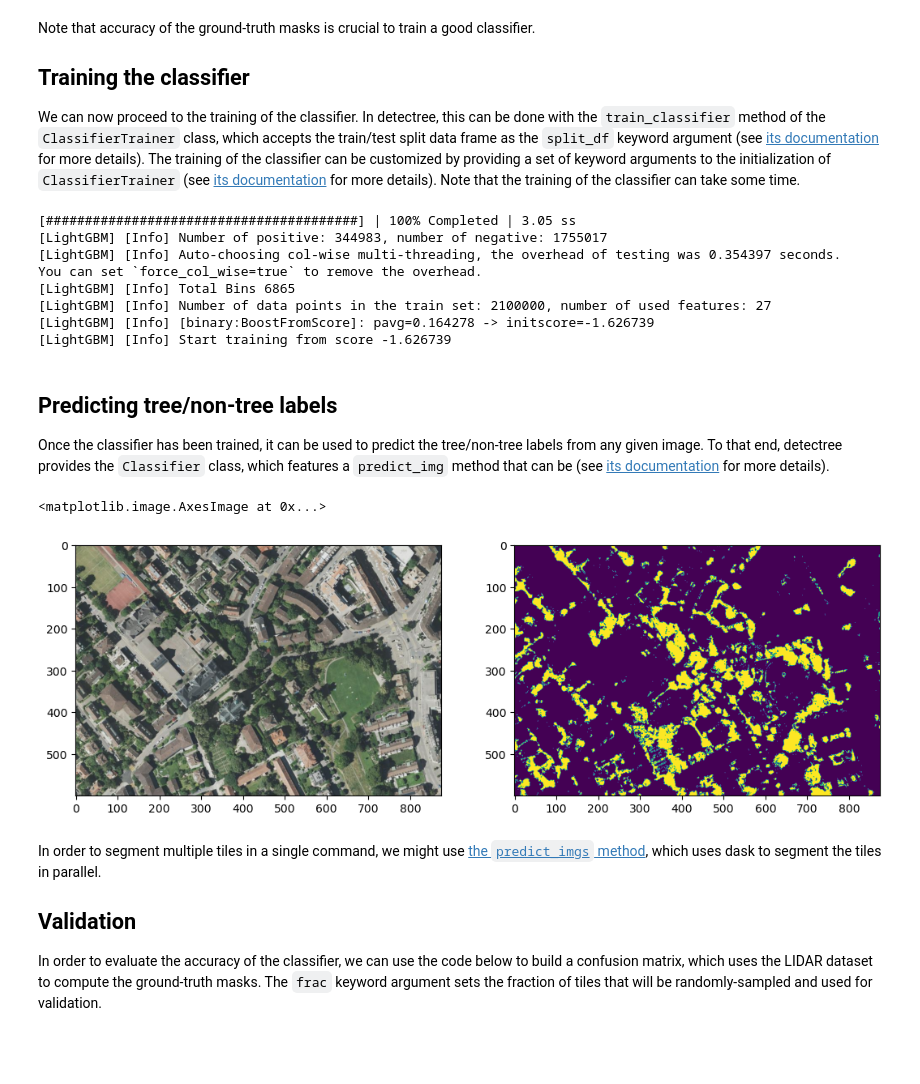
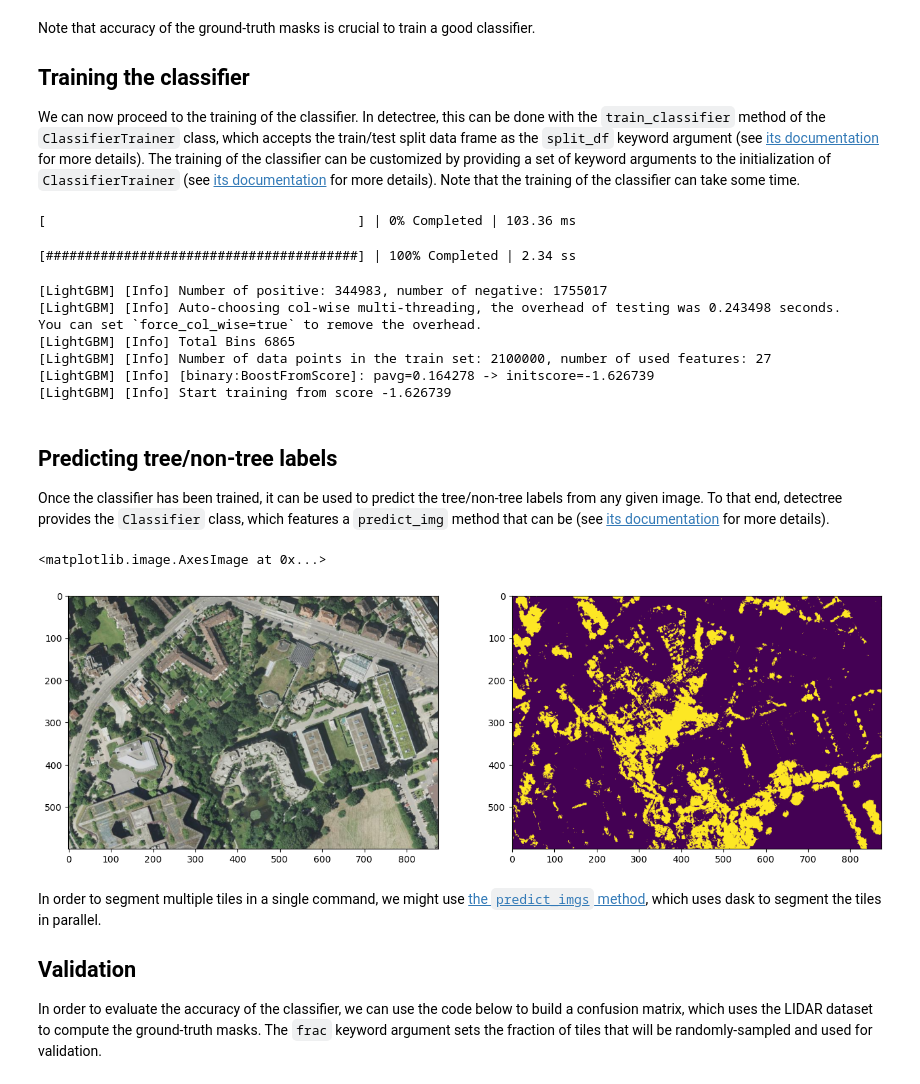
Before and after one commit to martibosch/detectree-examples, a Jupyter notebook: notebooks/cluster-I.ipynb, the cells around one changed output. Saved outputs shown, nothing was run; the diff lists cells and outputs as text; code cells hidden in the pictures; blank space fills up the shorter version.

```diff
--- a/notebooks/cluster-I.ipynb
+++ b/notebooks/cluster-I.ipynb
@@ -40,7 +43,7 @@ In order to select which image tiles are to be used to train the classifier, we
 
 In detectree, the above procedure is done with the `train_test_split` method of the `TrainingSelector` class. Note that the initialization of `TrainingSelector` accepts a set of keyword arguments to customize how the image descriptors are computed (see [its documentation](https://detectree.readthedocs.io/en/latest/train_test_split.html#detectree.TrainingSelector.__init__) for more details).
 # %%
-ts = dtr.TrainingSelector(img_dir="data/interim/tiles")
+ts = dtr.TrainingSelector(img_dir=img_dir)
 # %% [markdown]
 In order to reduce the computational cost of the *k*-means clustering, Principal Component Analysis (PCA) is be used to reduce the dimensionality of the image descriptors, e.g., to 24 components. This is specified in the `n_components` keyword argument of the `train_test_split` method.
 
@@ -95,14 +98,9 @@ make: Nothing to be done for 'download_lidar_shp'.
 # %%
-lidar_gdf = gpd.read_file("data/raw/lidar/lidar2014.shp")
-# lidar_gdf.iloc[:20].plot(edgecolor=(0,0,0))
+lidar_gdf = gpd.read_file(lidar_tiles_filepath)
 
-response_dir = "data/interim/response-tiles"
 if not path.exists(response_dir):
     os.mkdir(response_dir)
 
-make_response_tiles.make_response_tiles(
-    split_df,
-    lidar_gdf,
-    "data/raw/lidar",
-    response_dir,
+response_tiles = make_response_tiles.make_response_tiles(
+    split_df, lidar_gdf, img_dir, raw_lidar_dir, response_dir
 )
@@ -114,10 +107,10 @@ make_response_tiles.make_response_tiles(
 # %% [markdown]
 Let us now plot side by side the training tiles (left) and the LIDAR-based ground-truth masks.
 # %%
-for img_filepath in split_df[split_df["train"]]["img_filepath"]:
+for img_filename in split_df[split_df["train"]]["img_filename"]:
     fig, axes = plt.subplots(1, 2, figsize=(2 * figwidth, figheight))
-    with rio.open(img_filepath) as src:
+    with rio.open(path.join(img_dir, img_filename)) as src:
         plot.show(src.read(), ax=axes[0])
-    with rio.open(path.join(response_dir, path.basename(img_filepath))) as src:
+    with rio.open(path.join(response_dir, img_filename)) as src:
         plot.show(src.read(), ax=axes[1])
 # %% [output]
@@ -134,34 +127,37 @@ Note that accuracy of the ground-truth masks is crucial to train a good classifi
 We can now proceed to the training of the classifier. In detectree, this can be done with the `train_classifier` method of the `ClassifierTrainer` class, which accepts the train/test split data frame as the `split_df` keyword argument (see [its documentation](https://detectree.readthedocs.io/en/latest/pixel_classification.html#detectree.ClassifierTrainer.train_classifier) for more details). The training of the classifier can be customized by providing a set of keyword arguments to the initialization of `ClassifierTrainer` (see [its documentation](https://detectree.readthedocs.io/en/latest/pixel_classification.html#detectree.ClassifierTrainer.__init__) for more details). Note that the training of the classifier can take some time.
 # %%
 clf = dtr.ClassifierTrainer(random_state=random_state).train_classifier(
-    split_df=split_df, response_img_dir=response_dir
+    split_df=split_df, img_dir=img_dir, response_img_dir=response_dir
 )
 # %% [output]
-[########################################] | 100% Completed | 3.05 ss
-[LightGBM] [Info] Number of positive: 344983, number of negative: 1755017
-[LightGBM] [Info] Auto-choosing col-wise multi-threading, the overhead of testing was 0.354397 seconds.
-You can set `force_col_wise=true` to remove the overhead.
-[LightGBM] [Info] Total Bins 6865
-[LightGBM] [Info] Number of data points in the train set: 2100000, number of used features: 27
-[LightGBM] [Info] [binary:BoostFromScore]: pavg=0.164278 -> initscore=-1.626739
-[LightGBM] [Info] Start training from score -1.626739
+[                                        ] | 0% Completed | 103.36 ms
+[########################################] | 100% Completed | 2.34 ss
+[LightGBM] [Info] Number of positive: 344983, number of negative: 1755017
+[LightGBM] [Info] Auto-choosing col-wise multi-threading, the overhead of testing was 0.243498 seconds.
+You can set `force_col_wise=true` to remove the overhead.
+[LightGBM] [Info] Total Bins 6865
+[LightGBM] [Info] Number of data points in the train set: 2100000, number of used features: 27
+[LightGBM] [Info] [binary:BoostFromScore]: pavg=0.164278 -> initscore=-1.626739
+[LightGBM] [Info] Start training from score -1.626739
 # %% [markdown]
 ## Predicting tree/non-tree labels
 
 Once the classifier has been trained, it can be used to predict the tree/non-tree labels from any given image. To that end, detectree provides the `Classifier` class, which features a `predict_img` method that can be (see [its documentation](https://detectree.readthedocs.io/en/latest/pixel_classification.html#detectree.Classifier.predict_img) for more details).
 # %%
-test_filepath = split_df[~split_df["train"]].sample(1).iloc[0]["img_filepath"]
+test_filepath = path.join(
+    img_dir, split_df[~split_df["train"]].sample(1).iloc[0]["img_filename"]
+)
 
 c = dtr.Classifier(clf=clf)
 y = c.predict_img(test_filepath)
 
 fig, axes = plt.subplots(1, 2, figsize=(2 * figwidth, figheight))
 with rio.open(test_filepath) as src:
     plot.show(src.read(), ax=axes[0])
 axes[1].imshow(y)
 # %% [output]
 <matplotlib.image.AxesImage at 0x...>
-[figure, old version]
+[figure, new version]
 # %% [markdown]
 In order to segment multiple tiles in a single command, we might use [the `predict_imgs` method](https://detectree.readthedocs.io/en/latest/pixel_classification.html#detectree.Classifier.predict_imgs), which uses dask to segment the tiles in parallel.
 
```
Also changed, not shown: parts of 13 cells of this notebook, 6 other files.
